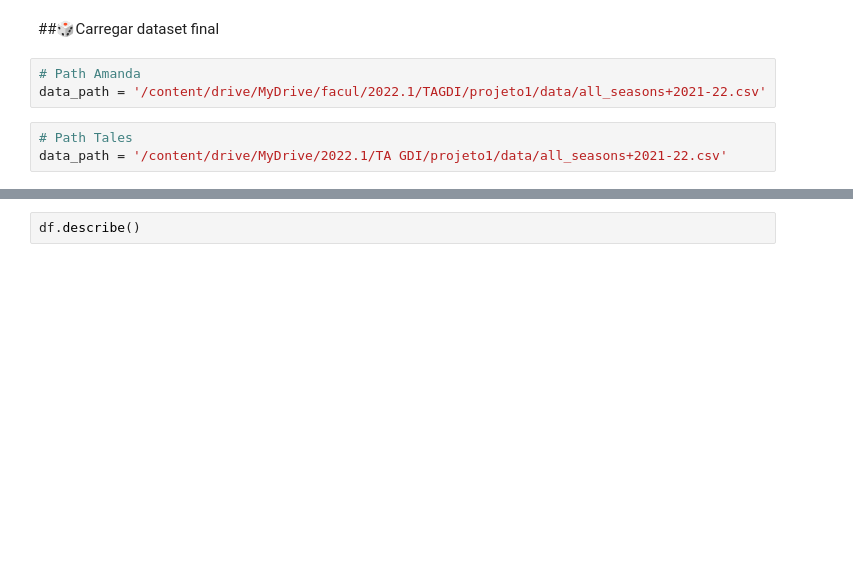
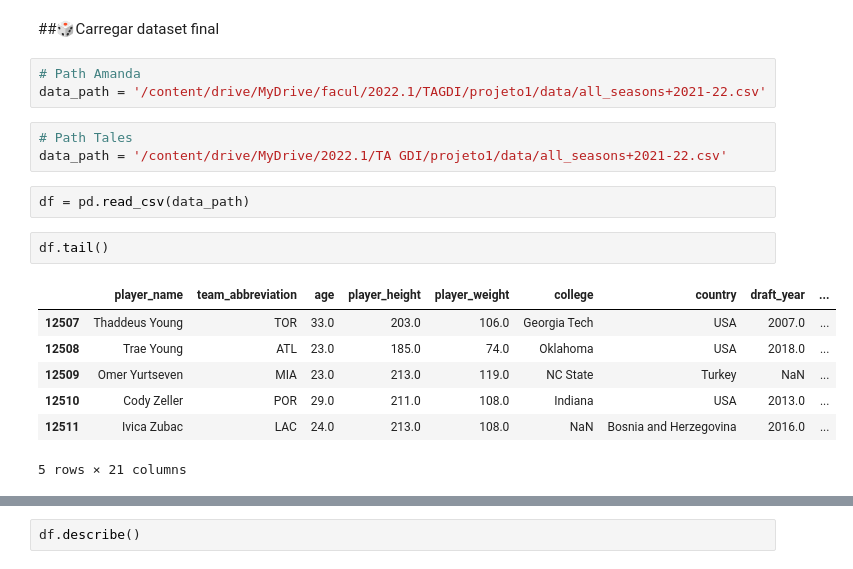
Before and after one commit to tta13/NBA-data-analysis, a Jupyter notebook: code.ipynb, the cells around one changed output, grey strips where cells are left out. Drawn from its saved outputs; the diff is of its cells as text; blank space fills up the shorter version.

```diff
--- a/code.ipynb
+++ b/code.ipynb
@@ -509,4 +511,16 @@ data_path = '/content/drive/MyDrive/facul/2022.1/TAGDI/projeto1/data/all_seasons
 # %%
 # Path Tales
 data_path = '/content/drive/MyDrive/2022.1/TA GDI/projeto1/data/all_seasons+2021-22.csv'
+# %%
+df = pd.read_csv(data_path)
+# %%
+df.tail()
+# %% [output]
+|  | player_name | team_abbreviation | age | player_height | player_weight | college | country | draft_year | ... |
+| 12507 | Thaddeus Young | TOR | 33.0 | 203.0 | 106.0 | Georgia Tech | USA | 2007.0 | ... |
+| 12508 | Trae Young | ATL | 23.0 | 185.0 | 74.0 | Oklahoma | USA | 2018.0 | ... |
+| 12509 | Omer Yurtseven | MIA | 23.0 | 213.0 | 119.0 | NC State | Turkey | NaN | ... |
+| 12510 | Cody Zeller | POR | 29.0 | 211.0 | 108.0 | Indiana | USA | 2013.0 | ... |
+| 12511 | Ivica Zubac | LAC | 24.0 | 213.0 | 108.0 | NaN | Bosnia and Herzegovina | 2016.0 | ... |
+5 rows × 21 columns
 # %% [markdown]
```
Also changed, not shown: parts of 37 cells of this notebook.
